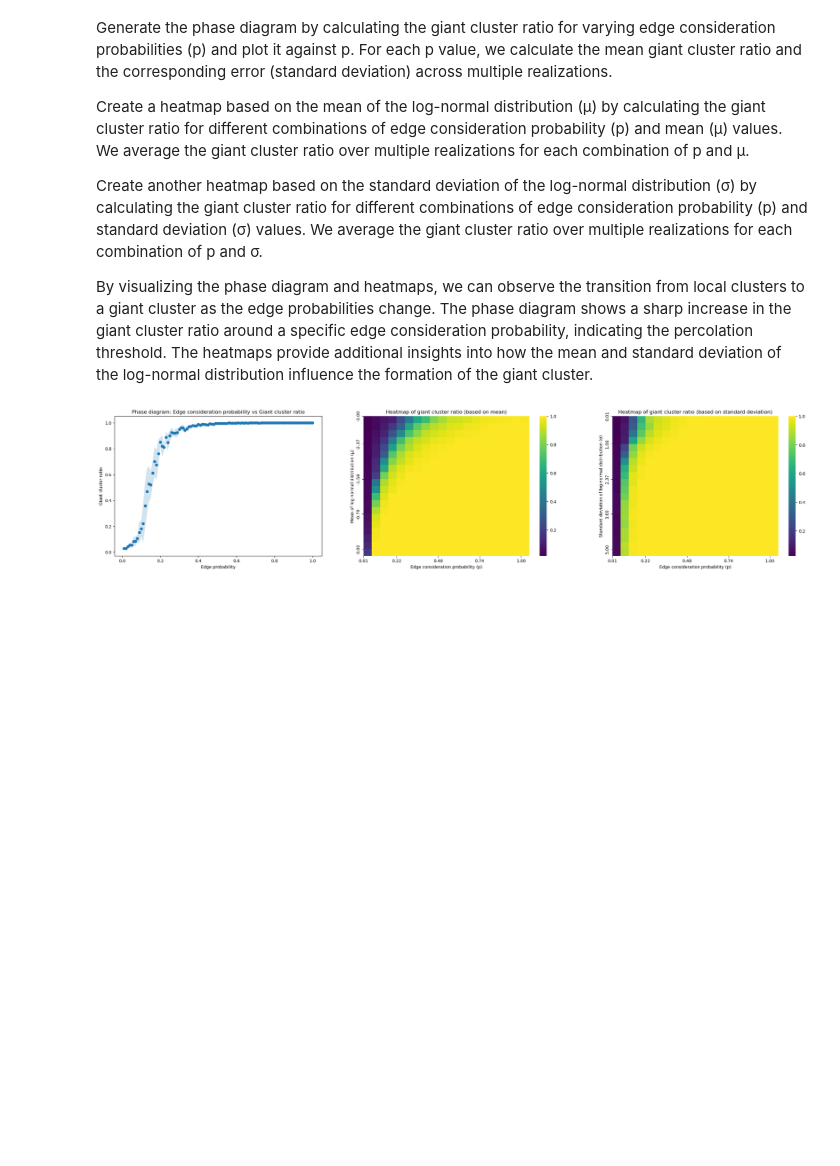
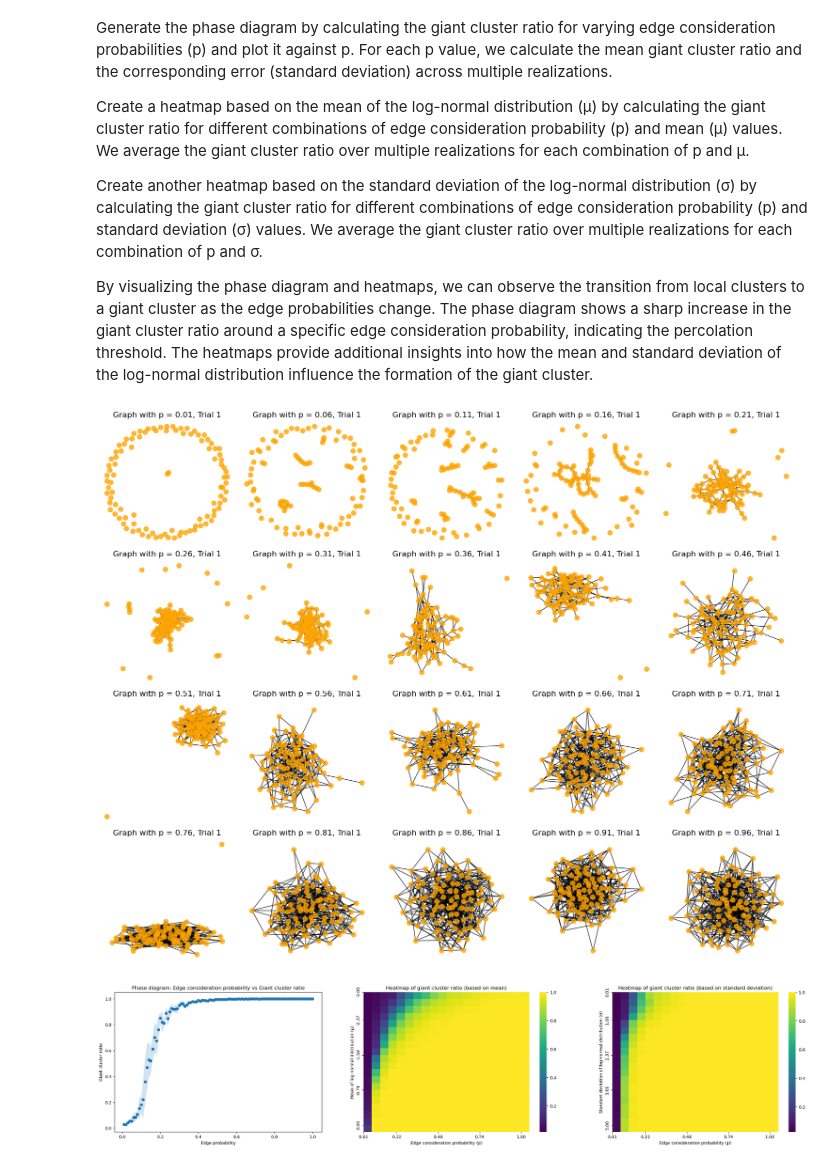
Before and after one commit to shichenliu97/active-matters-programmed-phase-transition, a Jupyter notebook: analysis/percolation.ipynb, the cells around one changed output. Drawn from its saved outputs; the diff is of its cells as text; code cells hidden in the pictures; blank space fills up the shorter version.

Commit message:
add visualization

```diff
--- a/analysis/percolation.ipynb
+++ b/analysis/percolation.ipynb
@@ -73,23 +80,43 @@ p_values = np.linspace(0.01, 1, num=100)
 avg_ratios = []
 std_devs = []
 # %%
+n_plots = len(p_values)/5
+ncols = 5
+nrows = int(np.ceil(n_plots / ncols))
+
+fig, axes = plt.subplots(nrows, ncols, figsize=(15, nrows * 3))
+
 # Phase diagram calculation
-for p in p_values:
+for idx, p in enumerate(p_values):
     ratios = []
 
     # Generate multiple graphs and calculate giant cluster ratio for each graph
     for i in range(10):
         G = generate_graph(n, mean, std_dev, p)
         giant_cluster_ratio = analyze_graph(G)
         ratios.append(giant_cluster_ratio)
 
+        # Visualize the graph using draw_graph only for the first trial (i=0) and every 5 p_values
+        if i == 0 and idx % 5 == 0:
+            row, col = (idx // 5) // ncols, (idx // 5) % ncols
+            ax = axes[row, col]
+            pos = nx.spring_layout(G)
+            nx.draw_networkx(G, pos, node_color='orange', node_size=50, with_labels=False, alpha=0.8, ax=ax)
+            ax.set_title(f'Graph with p = {p:.2f}, Trial {i+1}')
+            ax.axis('off')
     # Calculate the mean and standard deviation of the giant cluster ratios for the current edge probability
     avg_ratio = np.mean(ratios)
     std_dev = np.std(ratios)
 
     # Append the results to the lists
     avg_ratios.append(avg_ratio)
     std_devs.append(std_dev)
+
+# Adjust layout
+plt.tight_layout()
+plt.show()
+# %% [output]
+[figure, added]
 # %%
 # Heatmap value and calculation
 mean_values = np.linspace(-3, 0, num=20)
```
Also changed, not shown: parts of 1 cell of this notebook.
